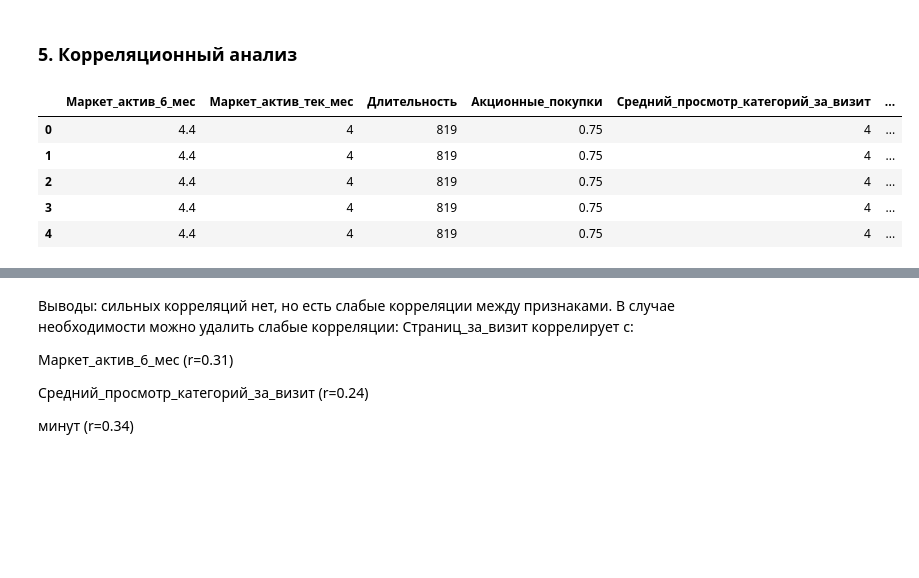
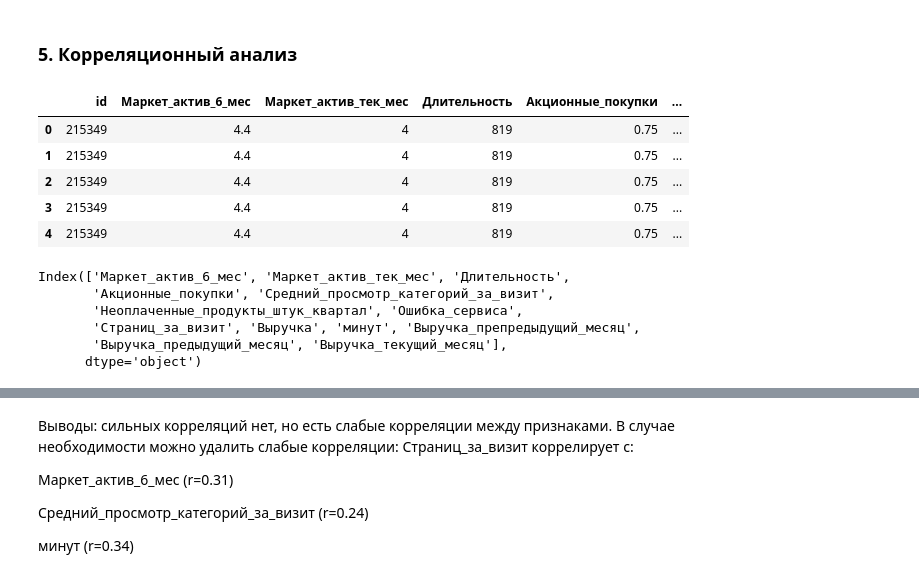
Before and after one commit to eugenii/DS_10_11, a Jupyter notebook: pr_11.ipynb, the cells around one changed output, grey strips where cells are left out. Cells and saved outputs as stored; diff of their text form; code cells hidden in the pictures; blank space fills up the shorter version.

```diff
--- a/pr_11.ipynb
+++ b/pr_11.ipynb
@@ -16,8 +37,10 @@ money = pd.read_csv("datasets/money.csv", sep=";")  # Финансовое по
 # %% [markdown]
 ### 2. Предобработка данных
 # %%
-# Обзор данных - 1
-data_list = [market_file, market_money, market_time, money]
-for data in data_list:
-    print(data[:3])
-    print("==============")
+# Замена запятой на точку для выручки
+money['Прибыль'] = pd.to_numeric(
+    money['Прибыль'].astype(str).str.replace(',', '.'),
+    errors='coerce'  # Неконвертируемые значения → NaN
+)
+# предыдцщий_месяц - исправить!
+market_time['Период'] = market_time['Период'].replace('предыдцщий_месяц', 'предыдущий_месяц')
@@ -150,6 +190,14 @@ filtered_data_list = [market_file_active, market_money_active, market_time_activ
 # %% [markdown]
 ### 4. Объединение таблиц
 # %%
+# Переименовываем столбец 'Период' в каждой таблице - если понадобится их вернуть...
+# filtered_data_list[0] = filtered_data_list[0].rename(columns={'Период': 'Период_1'})
+# filtered_data_list[1] = filtered_data_list[1].rename(columns={'Период': 'Период_2'})
+# filtered_data_list[2] = filtered_data_list[2].rename(columns={'Период': 'Период_3'})
+
+# Удаляем столбец 'Период' из всех таблиц перед объединением
+filtered_data_list = [df.drop(columns=['Период'], errors='ignore') for df in filtered_data_list]
+
 # Объединяем первую и вторую таблицы (merge, inner)
 df = pd.merge(filtered_data_list[0], filtered_data_list[1], on='id', how='inner')
 
@@ -179,0 +230,18 @@ None
+# %%
+# Создаем пустой DataFrame для новых столбцов
+period_columns = pd.DataFrame(index=df['id'].unique())
+
+# Группируем данные по id и периоду
+for period in ['препредыдущий_месяц', 'предыдущий_месяц', 'текущий_месяц']:
+    period_data = market_money_active[market_money_active['Период'] == period]
+    period_columns[f'Выручка_{period}'] = (
+        period_data.set_index('id')['Выручка']
+                   .reindex(df['id'].unique(), fill_value=0)  # Заполняем пропуски нулями
+    )
+
+# Добавляем новые столбцы в основной DataFrame
+df = df.merge(period_columns, left_on='id', right_index=True, how='left')
+
+# Проверяем результат
+print(df.columns)
+print(df[['id', 'Выручка_препредыдущий_месяц', 'Выручка_предыдущий_месяц', 'Выручка_текущий_месяц']].head())
@@ -180,18 +266,25 @@ None
 # %% [markdown]
 ### 5. Корреляционный анализ
 # %%
-# Сначала отфильтруем столбцы, имеющие числовой тип (int64, float64), исключив ID и периоды:
+# Сначала отфильтруем столбцы, имеющие числовой тип (int64, float64), исключив ID:
 numerical_cols = df.select_dtypes(include=['int64', 'float64']).columns.tolist()
-numerical_cols = [col for col in numerical_cols if col not in ['id', 'Период_x', 'Период_y']]
+display(df[numerical_cols].head())
+numerical_cols = [col for col in numerical_cols if col != 'id']
 numerical_data = df[numerical_cols]
-display(numerical_data.head())
+display(numerical_data.columns)
 # %% [output]
-|  | Маркет_актив_6_мес | Маркет_актив_тек_мес | Длительность | Акционные_покупки | Средний_просмотр_категорий_за_визит | ... |
-| 0 | 4.4 | 4 | 819 | 0.75 | 4 | ... |
-| 1 | 4.4 | 4 | 819 | 0.75 | 4 | ... |
-| 2 | 4.4 | 4 | 819 | 0.75 | 4 | ... |
-| 3 | 4.4 | 4 | 819 | 0.75 | 4 | ... |
-| 4 | 4.4 | 4 | 819 | 0.75 | 4 | ... |
+|  | id | Маркет_актив_6_мес | Маркет_актив_тек_мес | Длительность | Акционные_покупки | ... |
+| 0 | 215349 | 4.4 | 4 | 819 | 0.75 | ... |
+| 1 | 215349 | 4.4 | 4 | 819 | 0.75 | ... |
+| 2 | 215349 | 4.4 | 4 | 819 | 0.75 | ... |
+| 3 | 215349 | 4.4 | 4 | 819 | 0.75 | ... |
+| 4 | 215349 | 4.4 | 4 | 819 | 0.75 | ... |
+Index(['Маркет_актив_6_мес', 'Маркет_актив_тек_мес', 'Длительность',
+       'Акционные_покупки', 'Средний_просмотр_категорий_за_визит',
+       'Неоплаченные_продукты_штук_квартал', 'Ошибка_сервиса',
+       'Страниц_за_визит', 'Выручка', 'минут', 'Выручка_препредыдущий_месяц',
+       'Выручка_предыдущий_месяц', 'Выручка_текущий_месяц'],
+      dtype='object')
 # %%
 
 # Построение матрицы корреляций
```
Also changed, not shown: parts of 45 cells of this notebook, 1 other file.
